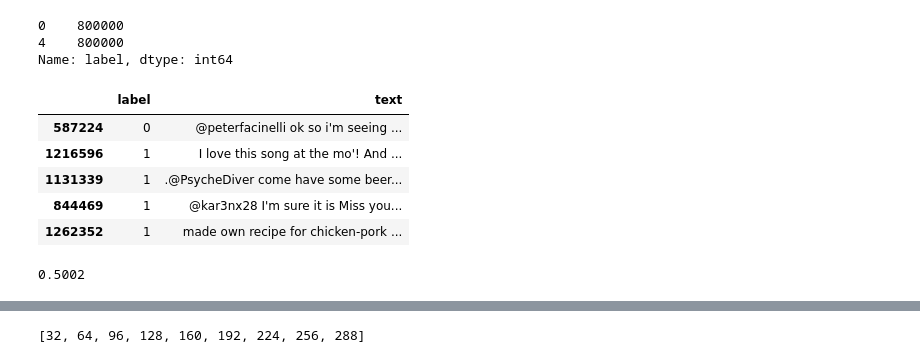
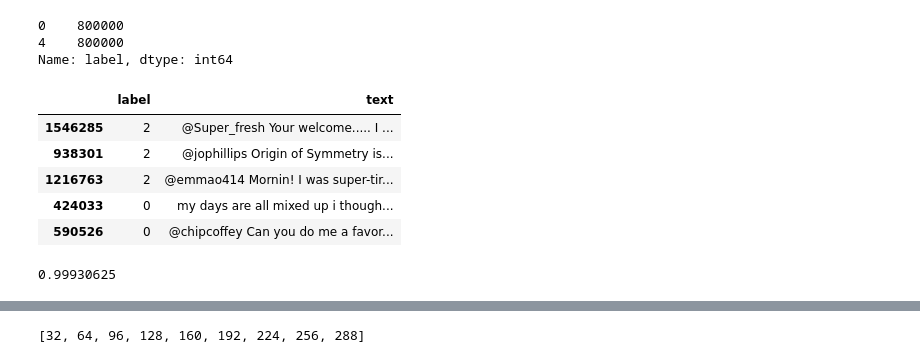
Before and after one commit to franklinhytw/NCCU_DL2021, a Jupyter notebook: Homework-4/HW4.ipynb, the cells around one changed output, grey strips where cells are left out. Cells and saved outputs as stored; diff of their text form; code cells hidden in the pictures.

```diff
--- a/Homework-4/HW4.ipynb
+++ b/Homework-4/HW4.ipynb
@@ -42,20 +45,22 @@ Name: label, dtype: int64
 # %%
 # PREPARE DATA
 
 # Randomize data
 df = df.iloc[np.random.permutation(len(df))]
 
 # For Binary Classification: Convert Labels to 0 and 1
-df.loc[df['label'] == 4, 'label'] = 1
+# df.loc[df['label'] == 4, 'label'] = 1
 
+# Classfication: Covert all labels {negative = 0, neutral = 1,positive = 2}
+df.loc[df['label'] == 4, 'label'] = 2
 df.head()
 # %% [output]
 |  | label | text |
-| 587224 | 0 | @peterfacinelli ok so i'm seeing ... |
-| 1216596 | 1 | I love this song at the mo'! And ... |
-| 1131339 | 1 | .@PsycheDiver come have some beer... |
-| 844469 | 1 | @kar3nx28 I'm sure it is Miss you... |
-| 1262352 | 1 | made own recipe for chicken-pork ... |
+| 1546285 | 2 | @Super_fresh Your welcome..... I ... |
+| 938301 | 2 | @jophillips Origin of Symmetry is... |
+| 1216763 | 2 | @emmao414 Mornin! I was super-tir... |
+| 424033 | 0 | my days are all mixed up i though... |
+| 590526 | 0 | @chipcoffey Can you do me a favor... |
 # %%
 # CREATE SUBSETS
 splits = 5
@@ -76,4 +81,4 @@ training = trains[0]
 # a mean close to 0.5 for labels indicates a well balanced dataset
 validation['label'].describe()['mean']
 # %% [output]
-0.5002
+0.99930625
```
Also changed, not shown: parts of 23 cells of this notebook, 1 other file.
